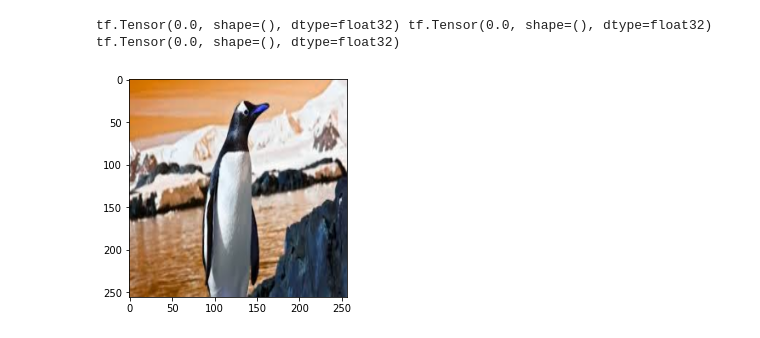
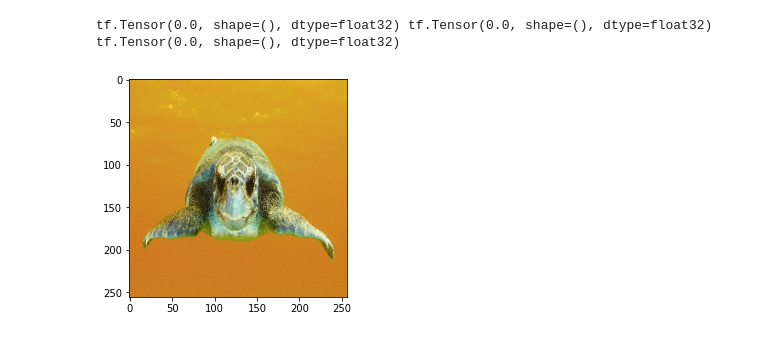
Before and after one commit to CS4641B-Sum23-Project/Penguins-Vs-Turtles, a Jupyter notebook: TvP_CNN.ipynb, the cells around one changed output. Cells and saved outputs as stored; diff of their text form; code cells hidden in the pictures.

```diff
--- a/TvP_CNN.ipynb
+++ b/TvP_CNN.ipynb
@@ -137,14 +178,14 @@ print(pre.result(), re.result(), acc.result())
 # %% [output]
 tf.Tensor(0.0, shape=(), dtype=float32) tf.Tensor(0.0, shape=(), dtype=float32) tf.Tensor(0.0, shape=(), dtype=float32)
 # %%
-img = cv2.imread('testP.jpg')
+img = cv2.imread('testT.jpg')
 # plt.imshow(img)
 # plt.show()
 resize = tf.image.resize(img, (256,256))
 plt.imshow(resize.numpy().astype(int))
 plt.show()
 # %% [output]
-[figure, old version]
+[figure, new version]
 # %%
 yhat = model.predict(np.expand_dims(resize/255, 0))
 print(yhat)
```
Also changed, not shown: parts of 17 cells of this notebook.
